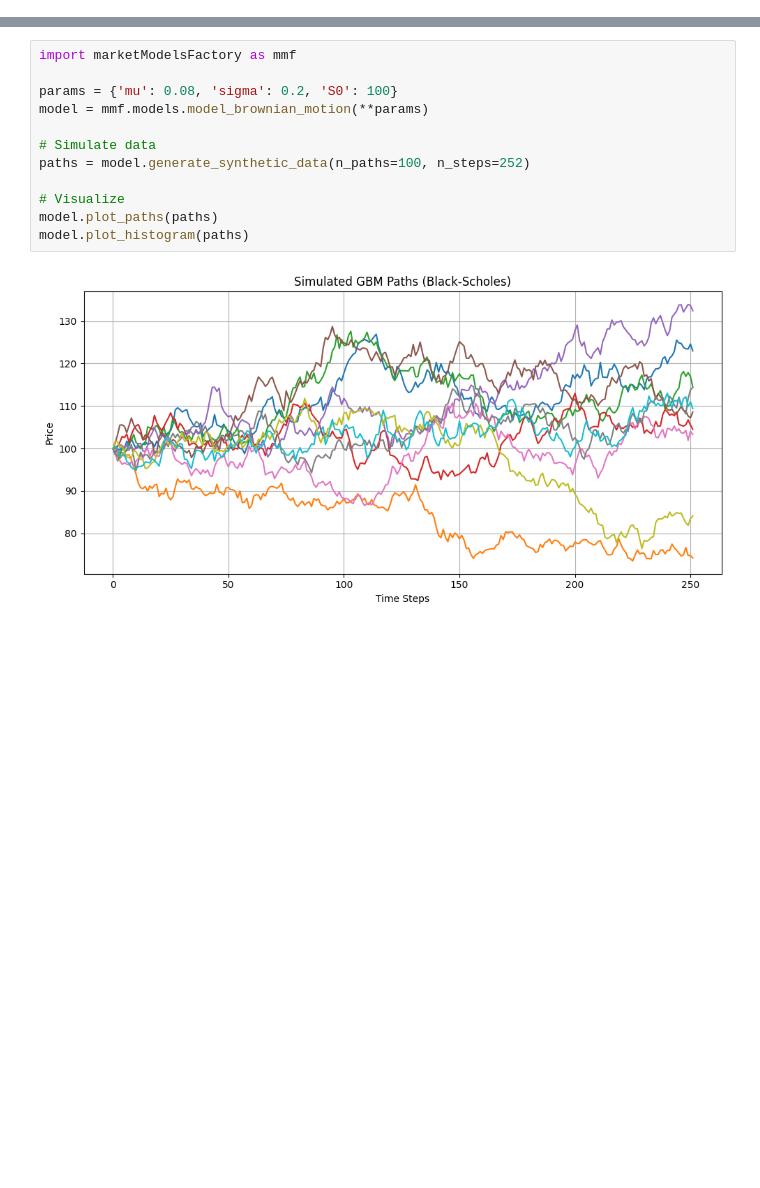
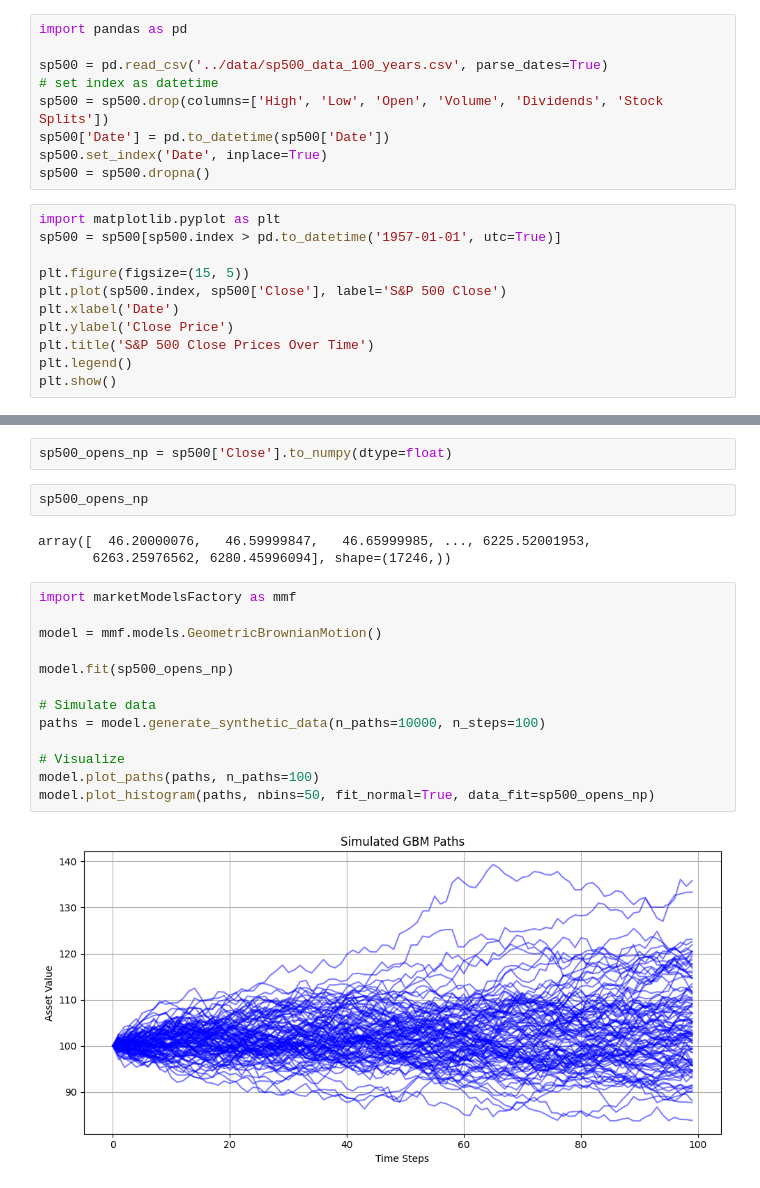
Before and after one commit to TheAIQuantLab/market-models-factory, a Jupyter notebook: notebooks/test.ipynb, the cells around one changed output, grey strips where cells are left out. Cells and saved outputs as stored; diff of their text form; blank space fills up the shorter version.

Commit message:
[FEAT] added GBM, data and test notebook

```diff
--- a/notebooks/test.ipynb
+++ b/notebooks/test.ipynb
@@ -6,0 +5,20 @@ marketModelsFactory     0.1         C:\Users\danie\OneDrive\Documentos\Dev\marke
+# %%
+import pandas as pd
+
+sp500 = pd.read_csv('../data/sp500_data_100_years.csv', parse_dates=True)
+# set index as datetime
+sp500 = sp500.drop(columns=['High', 'Low', 'Open', 'Volume', 'Dividends', 'Stock Splits'])
+sp500['Date'] = pd.to_datetime(sp500['Date'])
+sp500.set_index('Date', inplace=True)
+sp500 = sp500.dropna()
+# %%
+import matplotlib.pyplot as plt
+sp500 = sp500[sp500.index > pd.to_datetime('1957-01-01', utc=True)]
+
+plt.figure(figsize=(15, 5))
+plt.plot(sp500.index, sp500['Close'], label='S&P 500 Close')
+plt.xlabel('Date')
+plt.ylabel('Close Price')
+plt.title('S&P 500 Close Prices Over Time')
+plt.legend()
+plt.show()
@@ -7,14 +27,22 @@ marketModelsFactory     0.1         C:\Users\danie\OneDrive\Documentos\Dev\marke
+# %%
+sp500_opens_np = sp500['Close'].to_numpy(dtype=float)
+# %%
+sp500_opens_np
+# %% [output]
+array([  46.20000076,   46.59999847,   46.65999985, ..., 6225.52001953,
+       6263.25976562, 6280.45996094], shape=(17246,))
 # %%
 import marketModelsFactory as mmf
 
-params = {'mu': 0.08, 'sigma': 0.2, 'S0': 100}
-model = mmf.models.model_brownian_motion(**params)
+model = mmf.models.GeometricBrownianMotion()
+
+model.fit(sp500_opens_np)
 
 # Simulate data
-paths = model.generate_synthetic_data(n_paths=100, n_steps=252)
+paths = model.generate_synthetic_data(n_paths=10000, n_steps=100)
 
 # Visualize
-model.plot_paths(paths)
-model.plot_histogram(paths)
+model.plot_paths(paths, n_paths=100)
+model.plot_histogram(paths, nbins=50, fit_normal=True, data_fit=sp500_opens_np)
 # %% [output]
-[figure, old version]
+[figure, new version]
```
Also changed, not shown: parts of 5 cells of this notebook, 8 other files.
